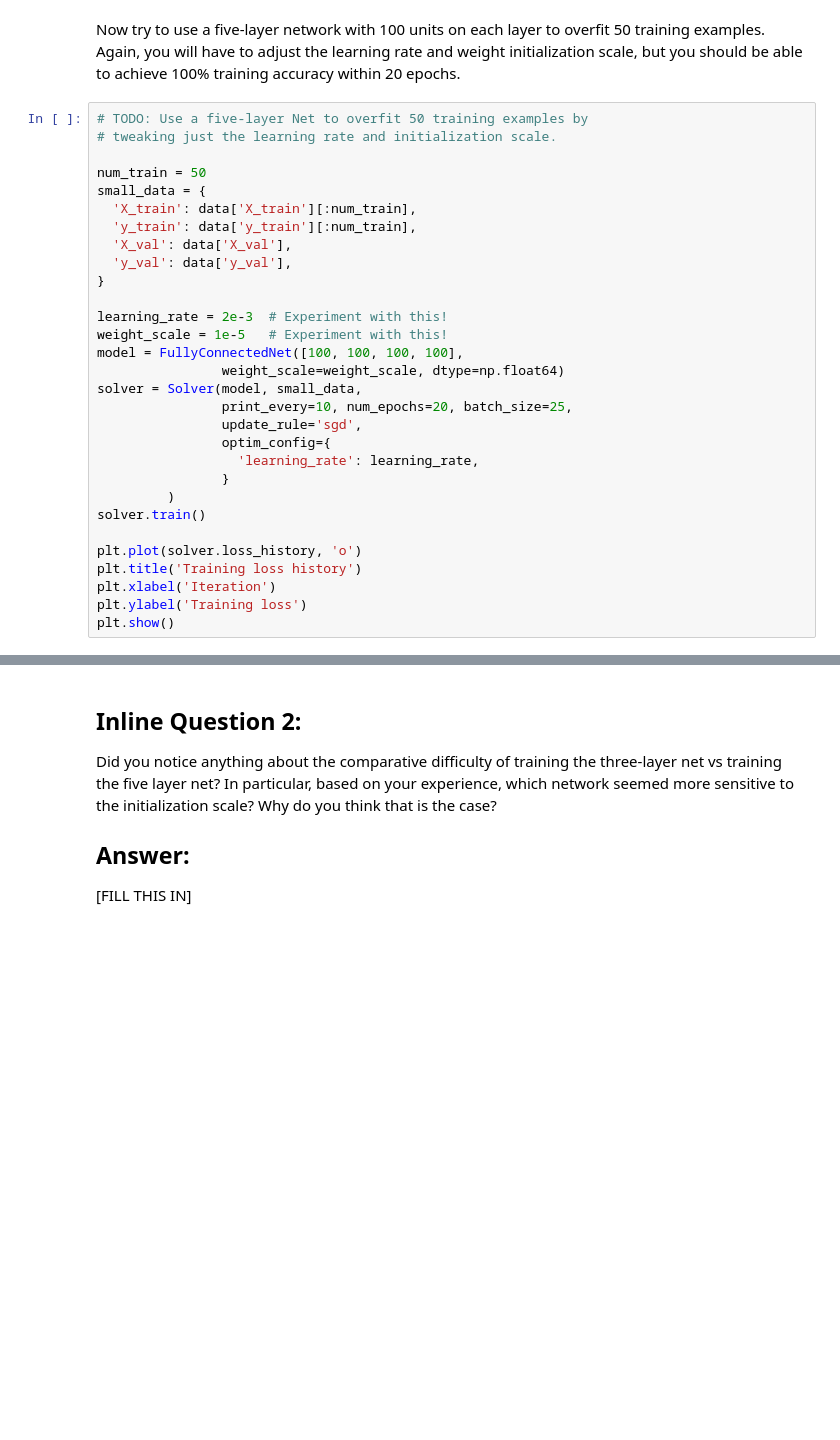
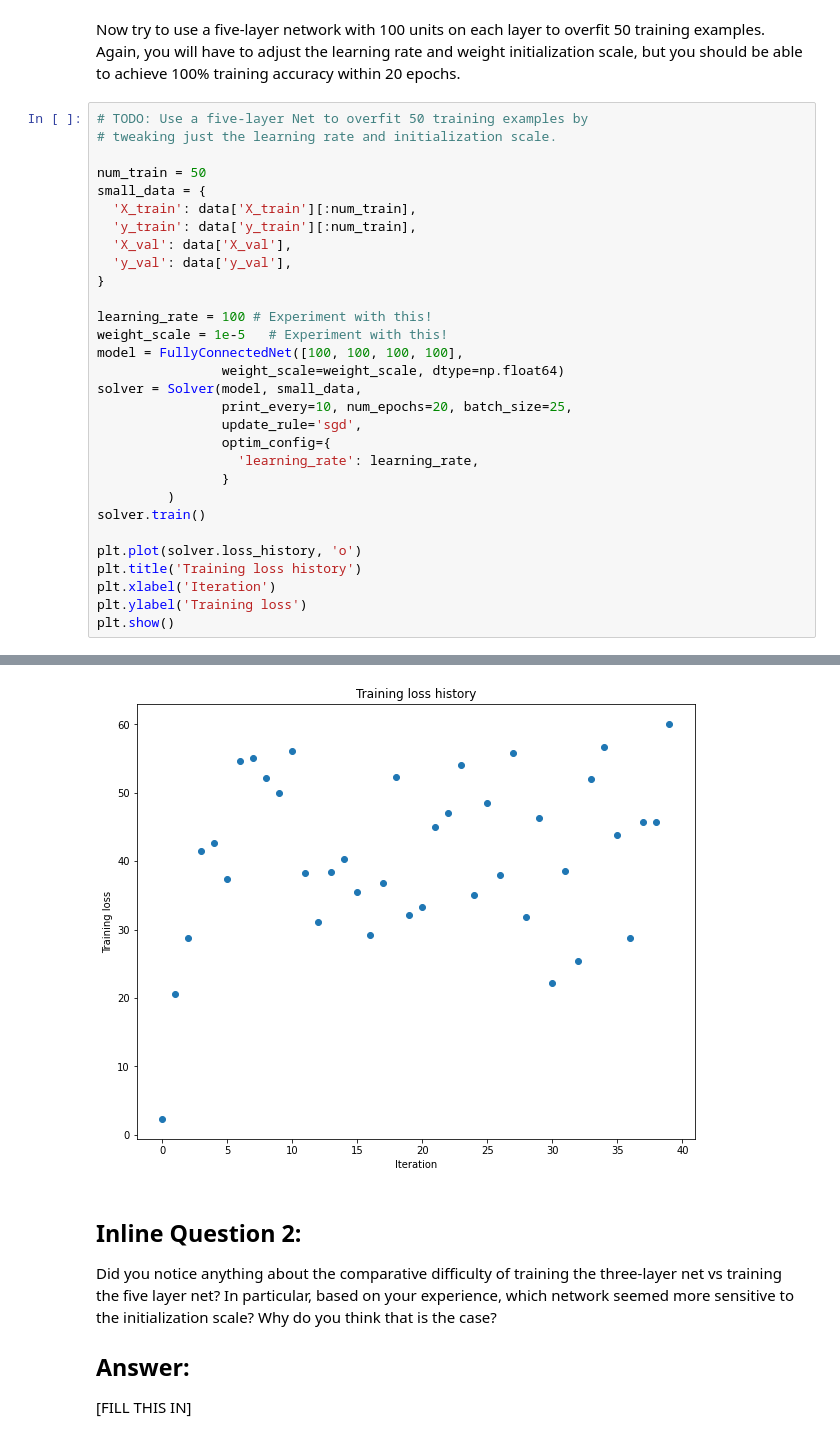
Before and after one commit to mvortizr/CS231n, a Jupyter notebook: assignment2/FullyConnectedNets.ipynb, the cells around one changed output, grey strips where cells are left out. Drawn from its saved outputs; the diff is of its cells as text; blank space fills up the shorter version.

```diff
--- a/assignment2/FullyConnectedNets.ipynb
+++ b/assignment2/FullyConnectedNets.ipynb
@@ -551,7 +553,7 @@ small_data = {
   'y_val': data['y_val'],
 }
 
-learning_rate = 2e-3  # Experiment with this!
+learning_rate = 100 # Experiment with this!
 weight_scale = 1e-5   # Experiment with this!
 model = FullyConnectedNet([100, 100, 100, 100],
                 weight_scale=weight_scale, dtype=np.float64)
@@ -569,3 +571,4 @@ plt.title('Training loss history')
 plt.xlabel('Iteration')
 plt.ylabel('Training loss')
 plt.show()
+# %% [output]
@@ -572,3 +592,4 @@ plt.show()
+[figure, added]
 # %% [markdown]
 ## Inline Question 2:
 Did you notice anything about the comparative difficulty of training the three-layer net vs training the five layer net? In particular, based on your experience, which network seemed more sensitive to the initialization scale? Why do you think that is the case?
```
Also changed, not shown: parts of 2 cells of this notebook, 1 other file.
